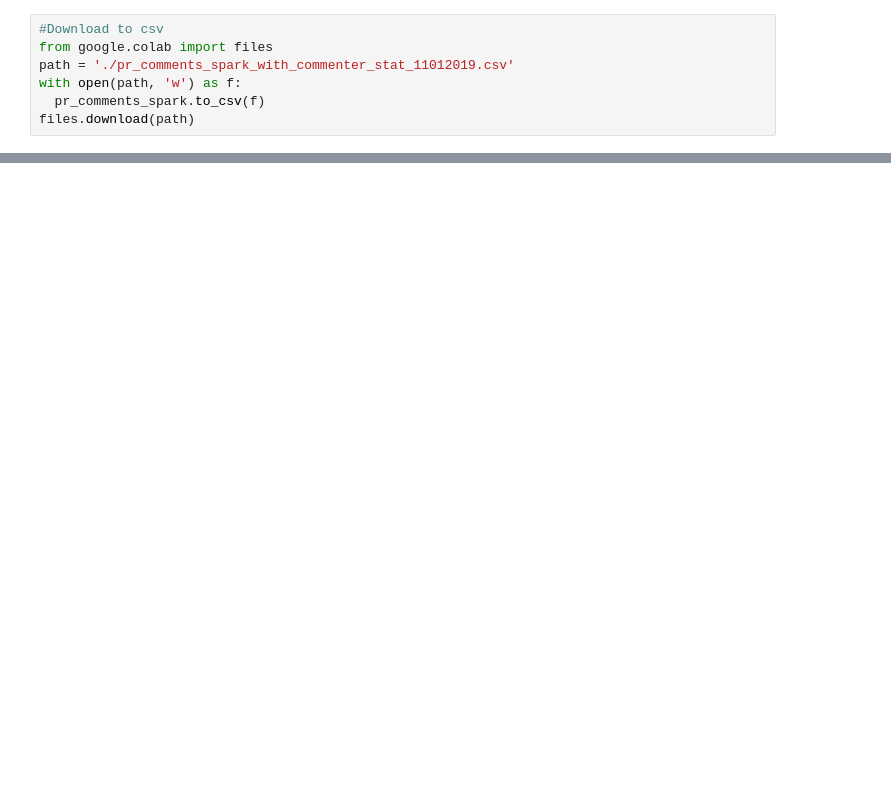
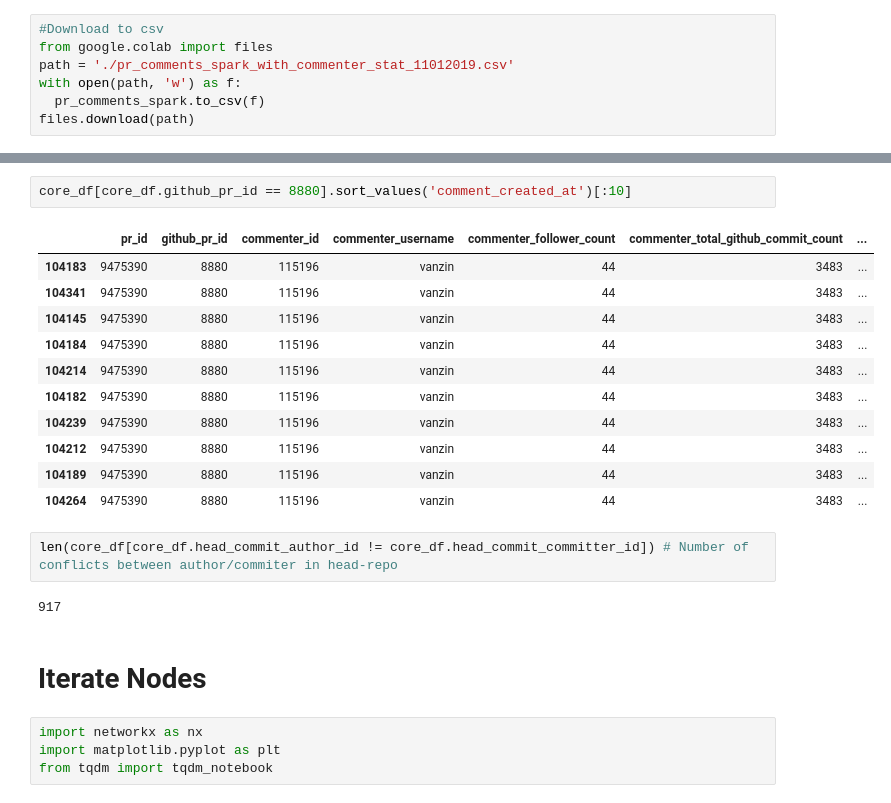
Before and after one commit to qwiksilva/cs224w-github-rec, a Jupyter notebook: Github_Rec_FullData_GraphBuilder.ipynb, the cells around one changed output, grey strips where cells are left out. Cells and saved outputs as stored; diff of their text form; blank space fills up the shorter version.

```diff
--- a/Github_Rec_FullData_GraphBuilder.ipynb
+++ b/Github_Rec_FullData_GraphBuilder.ipynb
@@ -212,0 +220,24 @@ memory usage: 25.9+ MB
+# %%
+core_df[core_df.github_pr_id == 8880].sort_values('comment_created_at')[:10]
+# %% [output]
+|  | pr_id | github_pr_id | commenter_id | commenter_username | commenter_follower_count | commenter_total_github_commit_count | ... |
+| 104183 | 9475390 | 8880 | 115196 | vanzin | 44 | 3483 | ... |
+| 104341 | 9475390 | 8880 | 115196 | vanzin | 44 | 3483 | ... |
+| 104145 | 9475390 | 8880 | 115196 | vanzin | 44 | 3483 | ... |
+| 104184 | 9475390 | 8880 | 115196 | vanzin | 44 | 3483 | ... |
+| 104214 | 9475390 | 8880 | 115196 | vanzin | 44 | 3483 | ... |
+| 104182 | 9475390 | 8880 | 115196 | vanzin | 44 | 3483 | ... |
+| 104239 | 9475390 | 8880 | 115196 | vanzin | 44 | 3483 | ... |
+| 104212 | 9475390 | 8880 | 115196 | vanzin | 44 | 3483 | ... |
+| 104189 | 9475390 | 8880 | 115196 | vanzin | 44 | 3483 | ... |
+| 104264 | 9475390 | 8880 | 115196 | vanzin | 44 | 3483 | ... |
+# %%
+len(core_df[core_df.head_commit_author_id != core_df.head_commit_committer_id]) # Number of conflicts between author/commiter in head-repo
+# %% [output]
+917
+# %% [markdown]
+# Iterate Nodes
+# %%
+import networkx as nx
+import matplotlib.pyplot as plt
+from tqdm import tqdm_notebook
```
Also changed, not shown: parts of 15 cells of this notebook.
